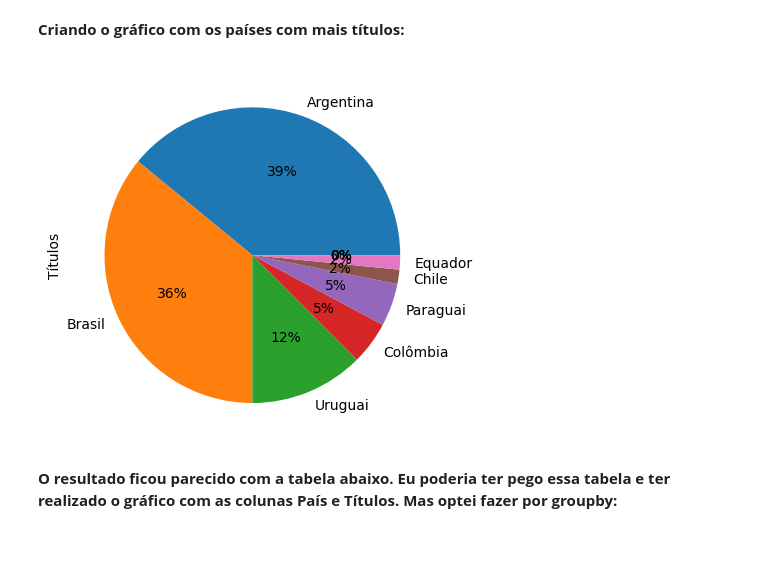
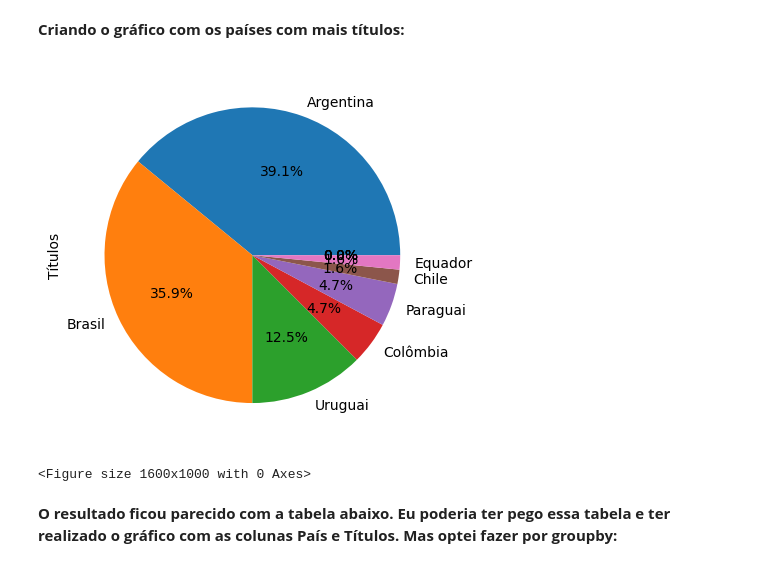
Before and after one commit to hugodevelopment/Web-Scraping, a Jupyter notebook: Liberta_wiki.ipynb, the cells around one changed output. Cells and saved outputs as stored; diff of their text form; code cells hidden in the pictures.

```diff
--- a/Liberta_wiki.ipynb
+++ b/Liberta_wiki.ipynb
@@ -162,10 +174,12 @@ ordenado_agrupando_pais = agrupando_pais.sort_values(ascending=False)
 # %% [markdown]
 **Criando o gráfico com os países com mais títulos:**
 # %%
-ordenado_agrupando_pais.plot(kind='pie', autopct='%1.f%%')
+ordenado_agrupando_pais.plot(kind='pie', autopct='%1.1f%%')
+plt.figure(figsize=(16, 10))  # Ajusta o tamanho do gráfico
 plt.show()
 # %% [output]
-[figure, old version]
+[figure, new version]
+<Figure size 1600x1000 with 0 Axes>
 # %% [markdown]
 **O resultado ficou parecido com a tabela abaixo. Eu poderia ter pego essa tabela e ter realizado o gráfico com as colunas País e Títulos. Mas optei fazer por groupby:**
 
```
Also changed, not shown: parts of 2 cells of this notebook, 1 other file.
